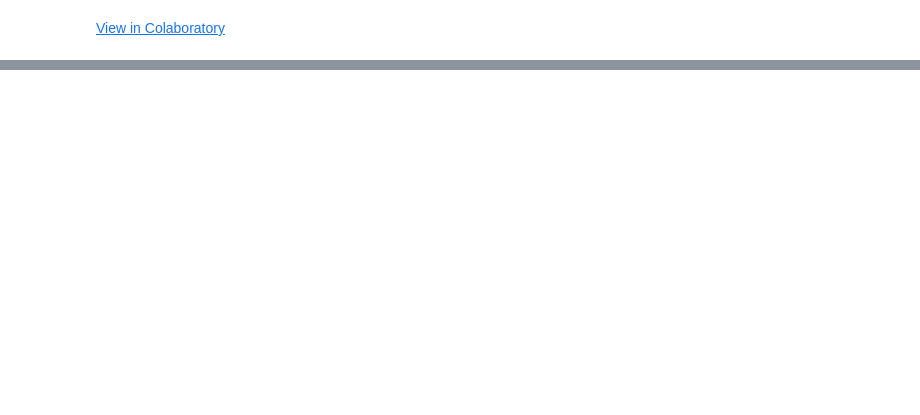
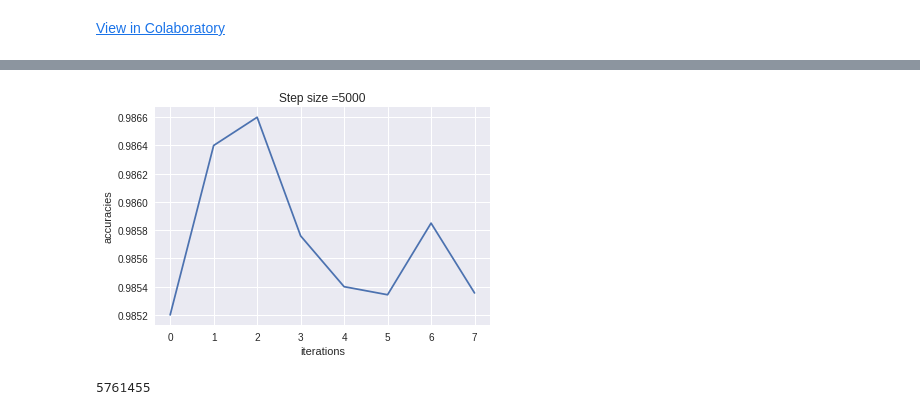
Before and after one commit to yepuv1/StockPerformanceClassification, a Jupyter notebook: Prime_numbers.ipynb, the cells around one changed output, grey strips where cells are left out. Drawn from its saved outputs; the diff is of its cells as text; code cells hidden in the pictures; blank space fills up the shorter version.

```diff
--- a/Prime_numbers.ipynb
+++ b/Prime_numbers.ipynb
@@ -343,0 +467,9 @@ Cost after epoch 600: 32.836920
+# %%
+# plot the cost
+plt.plot(np.squeeze(accuracies))
+plt.ylabel('accuracies')
+plt.xlabel('iterations')
+plt.title("Step size =" + str(step_size))
+plt.show()
+# %% [output]
+[figure, added]
@@ -343,0 +480,4 @@ Cost after epoch 600: 32.836920
+# %%
+len(p_num)
+# %% [output]
+5761455
```
Also changed, not shown: parts of 11 cells of this notebook.
